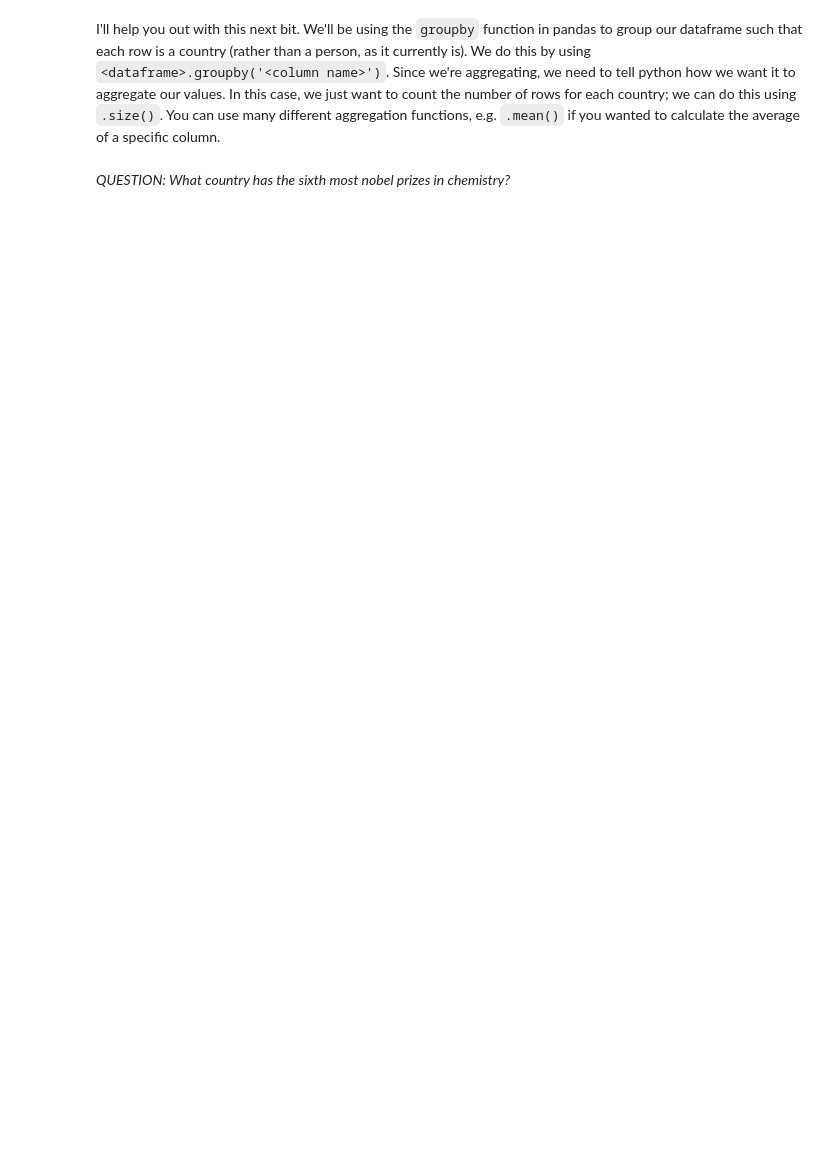
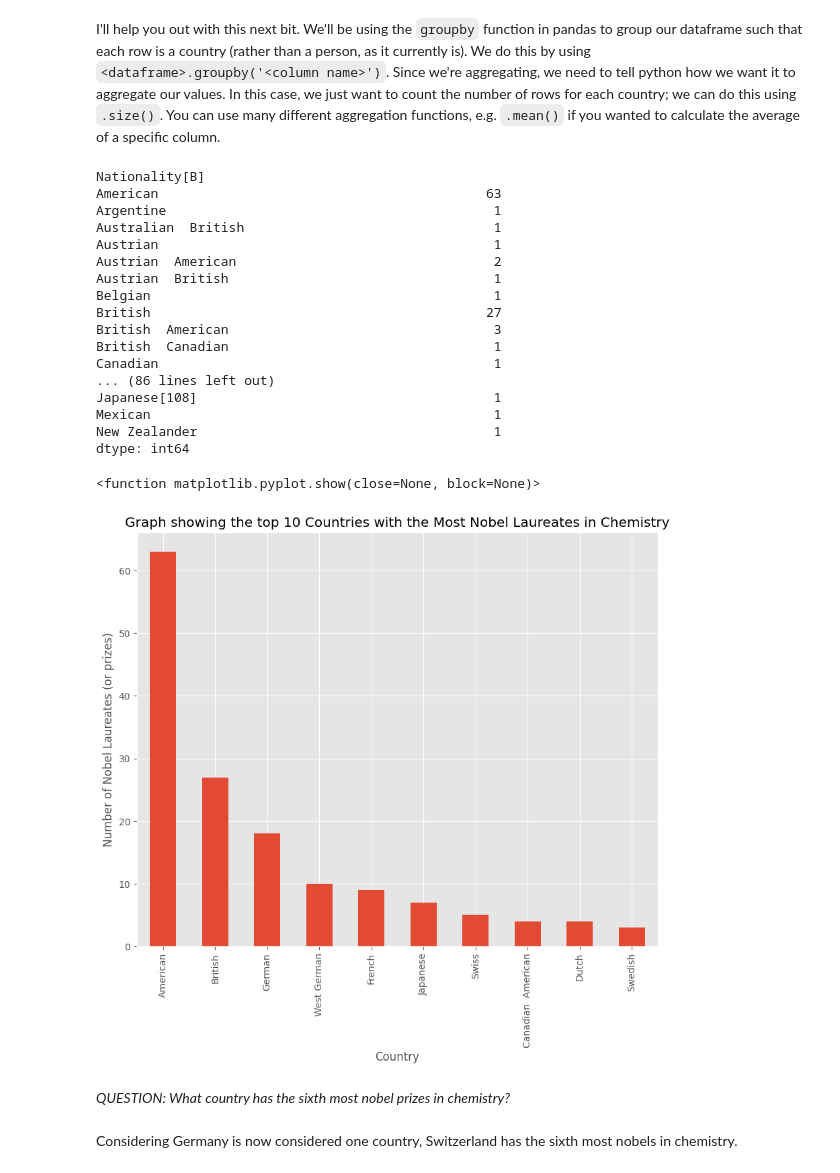
Before and after one commit to defneyucesir/QM-2, a Jupyter notebook: notebooks/W02. Pandas.ipynb, the cells around one changed output. Cells and saved outputs as stored; diff of their text form; code cells hidden in the pictures; blank space fills up the shorter version.

```diff
--- a/notebooks/W02. Pandas.ipynb
+++ b/notebooks/W02. Pandas.ipynb
@@ -396,5 +397,13 @@ And there we have it; a nicely formatted dataframe ready for analysis, straight
 Using the following URL https://en.wikipedia.org/wiki/List_of_Nobel_laureates_in_Chemistry create a plot of the top 10 countries in terms of nobel laureates. First, follow the steps below:
 # %%
 # scrape the table of Nobel Laureates in Chemistry using read_html. remember, this gives us a LIST of dataframes! lets call this list chem_tables
+import pandas as pd
+import matplotlib.pyplot as plt
+url = 'https://en.wikipedia.org/wiki/List_of_Nobel_laureates_in_Chemistry'
+chem_tables = pd.read_html(url)
+# select the first dataframe from this list and call it chem
+chem = chem_tables[0]
+print(chem)
 
-# select the first dataframe from this list and call it chem
+chem_filtered=chem[chem['Nationality[B]'] !='Not awarded']
+print (chem_filtered)
@@ -402,9 +429,40 @@ Using the following URL https://en.wikipedia.org/wiki/List_of_Nobel_laureates_in
 I'll help you out with this next bit. We'll be using the `groupby` function in pandas to group our dataframe such that each row is a country (rather than a person, as it currently is). We do this by using `<dataframe>.groupby('<column name>')`. Since we're aggregating, we need to tell python how we want it to aggregate our values. In this case, we just want to count the number of rows for each country; we can do this using `.size()`. You can use many different aggregation functions, e.g. `.mean()` if you wanted to calculate the average of a specific column.
 # %%
 # create a new dataframe called 'country' in which each row is a country, and the values represent the number of nobel laureates.
+country= chem_filtered.groupby('Nationality[B]').size()
+print(country)
+# now sort it in descending order
+country = country.sort_values(ascending=False)
+print(country)
+# finally, plot the top 10 countries
+country.head(10).plot(kind='bar')
+plt.xlabel('Country')
+plt.ylabel('Number of Nobel Laureates')
+plt.title('Graph showing the top 10 Countries with the Most Nobel Laureates in Chemistry')
+plt.show
 
-# now sort it in descending order
-
-# finally, plot the top 10 countries
+#We can see from the graph that Japan has the 6th most Nobel Laureates
+# %% [output]
+Nationality[B]
+American                                          63
+Argentine                                          1
+Australian  British                                1
+Austrian                                           1
+Austrian  American                                 2
+Austrian  British                                  1
+Belgian                                            1
+British                                           27
+British  American                                  3
+British  Canadian                                  1
+Canadian                                           1
+... (86 lines left out)
+Japanese[108]                                      1
+Mexican                                            1
+New Zealander                                      1
+dtype: int64
+<function matplotlib.pyplot.show(close=None, block=None)>
+[figure, added]
 # %% [markdown]
 *QUESTION: What country has the sixth most nobel prizes in chemistry?*
+# %% [markdown]
+Considering Germany is now considered one country, Switzerland has the sixth most nobels in chemistry.
```
Also changed, not shown: parts of 6 cells of this notebook.
